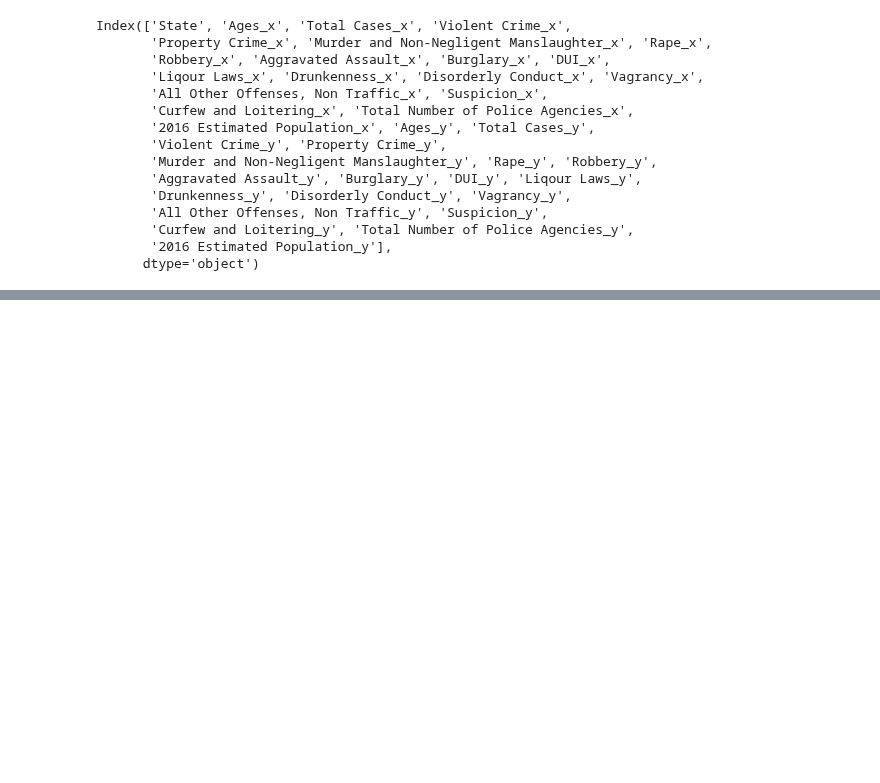
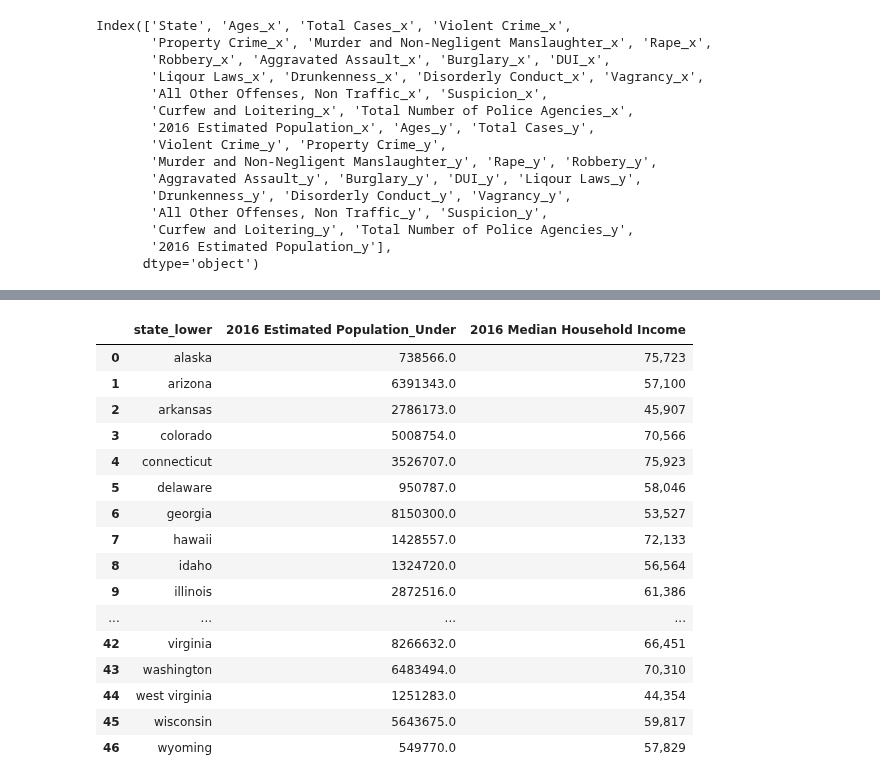
Before and after one commit to sjuarez382/UCI-Group_Project_1-Team9, a Jupyter notebook: State_Crime_Updated.ipynb, the cells around one changed output, grey strips where cells are left out. Drawn from its saved outputs; the diff is of its cells as text; code cells hidden in the pictures; blank space fills up the shorter version.

```diff
--- a/State_Crime_Updated.ipynb
+++ b/State_Crime_Updated.ipynb
@@ -265,3 +265,6 @@ new_state_crime_df
 51 rows × 39 columns
 # %%
 new_state_crime_df.to_csv("Resources/State_Crime.csv", index=False, header=True)
+# %%
+population_df = new_state_crime_df.loc[:,["State", "2016 Estimated Population_Under"]]
+population_df
@@ -267,0 +289,6 @@ new_state_crime_df.to_csv("Resources/State_Crime.csv", index=False, header=True)
+# %%
+population_df['state_lower'] = population_df['State'].str.lower()
+updated_income['state_lower'] = updated_income['State'].str.lower()
+# %%
+merged_pop_df = pd.merge(population_df, updated_income, on = "state_lower")
+merged_pop_df.head()
@@ -267,0 +302,21 @@ new_state_crime_df.to_csv("Resources/State_Crime.csv", index=False, header=True)
+# %%
+clean_pop_df = merged_pop_df.loc[:,["state_lower", "2016 Estimated Population_Under", "2016 Median Household Income"]]
+clean_pop_df
+# %% [output]
+|  | state_lower | 2016 Estimated Population_Under | 2016 Median Household Income |
+| 0 | alaska | 738566.0 | 75,723 |
+| 1 | arizona | 6391343.0 | 57,100 |
+| 2 | arkansas | 2786173.0 | 45,907 |
+| 3 | colorado | 5008754.0 | 70,566 |
+| 4 | connecticut | 3526707.0 | 75,923 |
+| 5 | delaware | 950787.0 | 58,046 |
+| 6 | georgia | 8150300.0 | 53,527 |
+| 7 | hawaii | 1428557.0 | 72,133 |
+| 8 | idaho | 1324720.0 | 56,564 |
+| 9 | illinois | 2872516.0 | 61,386 |
+| ... | ... | ... | ... |
+| 42 | virginia | 8266632.0 | 66,451 |
+| 43 | washington | 6483494.0 | 70,310 |
+| 44 | west virginia | 1251283.0 | 44,354 |
+| 45 | wisconsin | 5643675.0 | 59,817 |
+| 46 | wyoming | 549770.0 | 57,829 |
```
Also changed, not shown: parts of 6 cells of this notebook, 1 other file.
